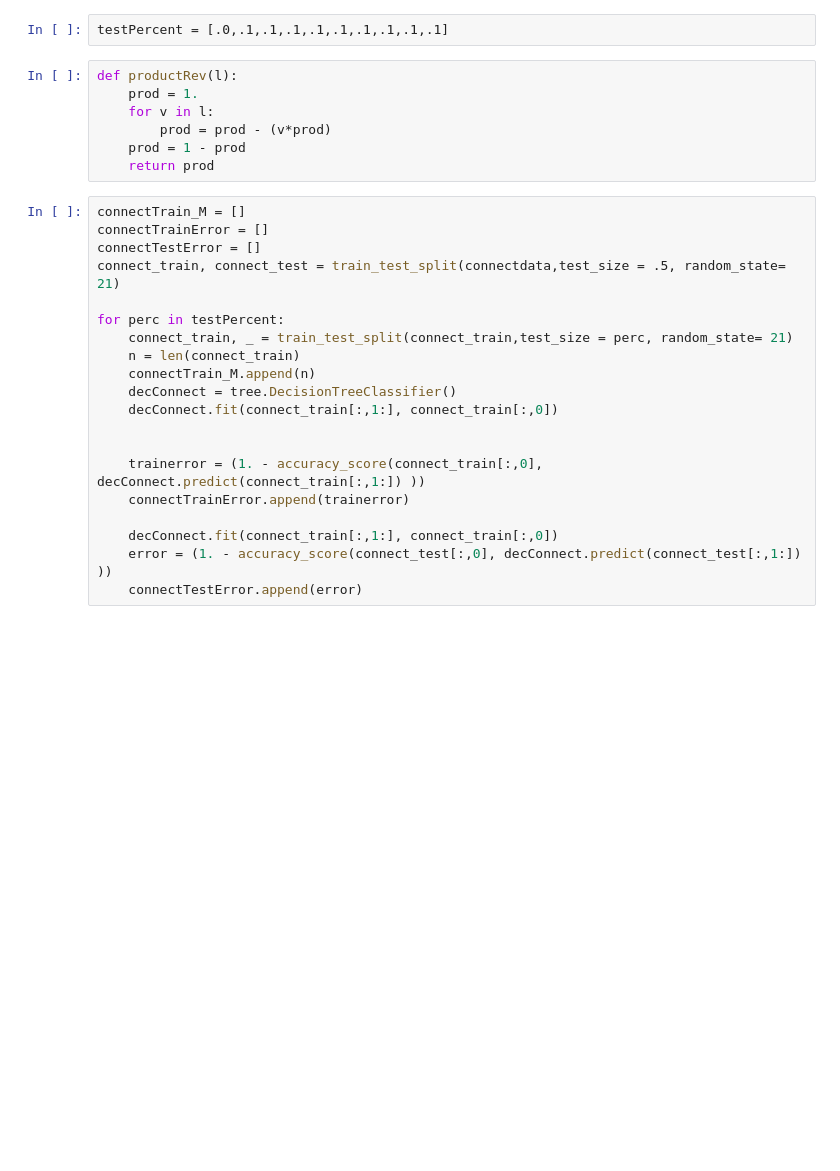
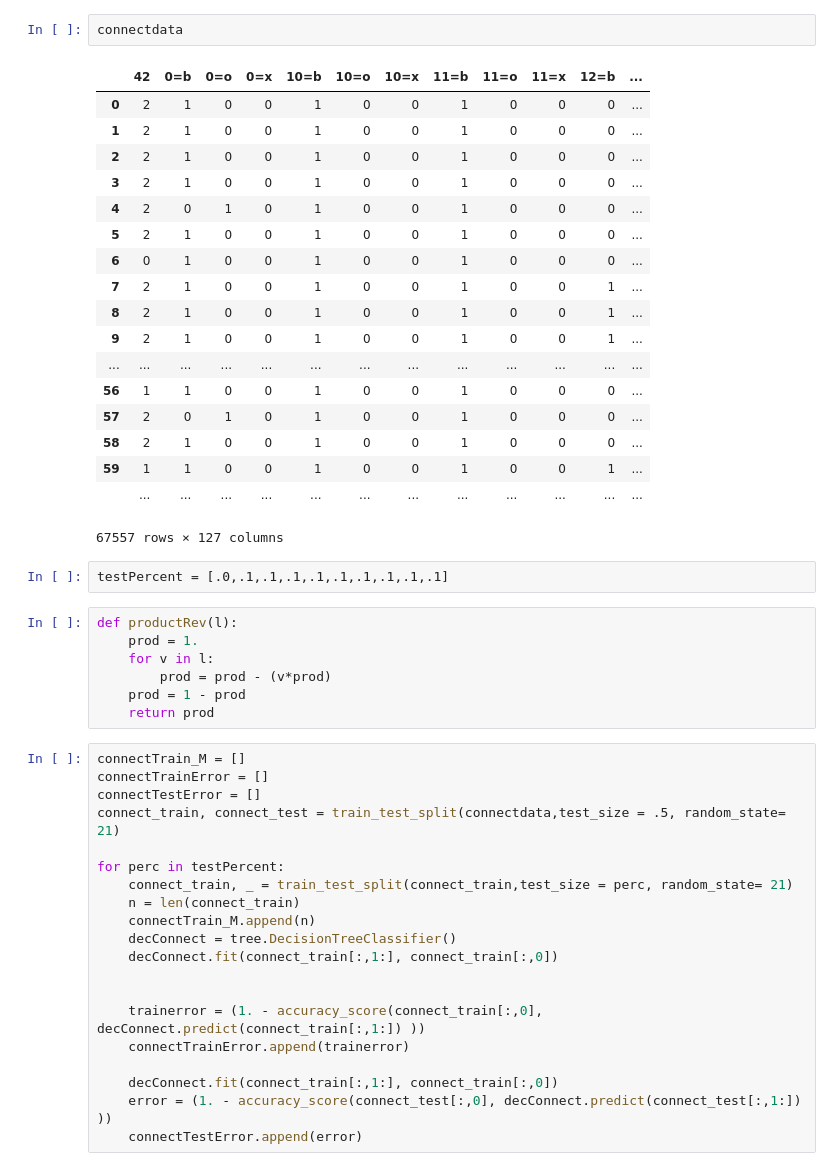
Before and after one commit to fundsan/learning, a Jupyter notebook: DecisionTree.ipynb, the cells around one changed output. Cells and saved outputs as stored; diff of their text form; blank space fills up the shorter version.

```diff
--- a/DecisionTree.ipynb
+++ b/DecisionTree.ipynb
@@ -74,6 +74,27 @@ import random
 from sklearn import tree
 import random
 import math
+# %%
+connectdata
+# %% [output]
+|  | 42 | 0=b | 0=o | 0=x | 10=b | 10=o | 10=x | 11=b | 11=o | 11=x | 12=b | ... |
+| 0 | 2 | 1 | 0 | 0 | 1 | 0 | 0 | 1 | 0 | 0 | 0 | ... |
+| 1 | 2 | 1 | 0 | 0 | 1 | 0 | 0 | 1 | 0 | 0 | 0 | ... |
+| 2 | 2 | 1 | 0 | 0 | 1 | 0 | 0 | 1 | 0 | 0 | 0 | ... |
+| 3 | 2 | 1 | 0 | 0 | 1 | 0 | 0 | 1 | 0 | 0 | 0 | ... |
+| 4 | 2 | 0 | 1 | 0 | 1 | 0 | 0 | 1 | 0 | 0 | 0 | ... |
+| 5 | 2 | 1 | 0 | 0 | 1 | 0 | 0 | 1 | 0 | 0 | 0 | ... |
+| 6 | 0 | 1 | 0 | 0 | 1 | 0 | 0 | 1 | 0 | 0 | 0 | ... |
+| 7 | 2 | 1 | 0 | 0 | 1 | 0 | 0 | 1 | 0 | 0 | 1 | ... |
+| 8 | 2 | 1 | 0 | 0 | 1 | 0 | 0 | 1 | 0 | 0 | 1 | ... |
+| 9 | 2 | 1 | 0 | 0 | 1 | 0 | 0 | 1 | 0 | 0 | 1 | ... |
+| ... | ... | ... | ... | ... | ... | ... | ... | ... | ... | ... | ... | ... |
+| 56 | 1 | 1 | 0 | 0 | 1 | 0 | 0 | 1 | 0 | 0 | 0 | ... |
+| 57 | 2 | 0 | 1 | 0 | 1 | 0 | 0 | 1 | 0 | 0 | 0 | ... |
+| 58 | 2 | 1 | 0 | 0 | 1 | 0 | 0 | 1 | 0 | 0 | 0 | ... |
+| 59 | 1 | 1 | 0 | 0 | 1 | 0 | 0 | 1 | 0 | 0 | 1 | ... |
+|  | ... | ... | ... | ... | ... | ... | ... | ... | ... | ... | ... | ... |
+67557 rows × 127 columns
 # %%
 testPercent = [.0,.1,.1,.1,.1,.1,.1,.1,.1,.1]
 # %%
```
Also changed, not shown: parts of 6 cells of this notebook, 5 other files.
